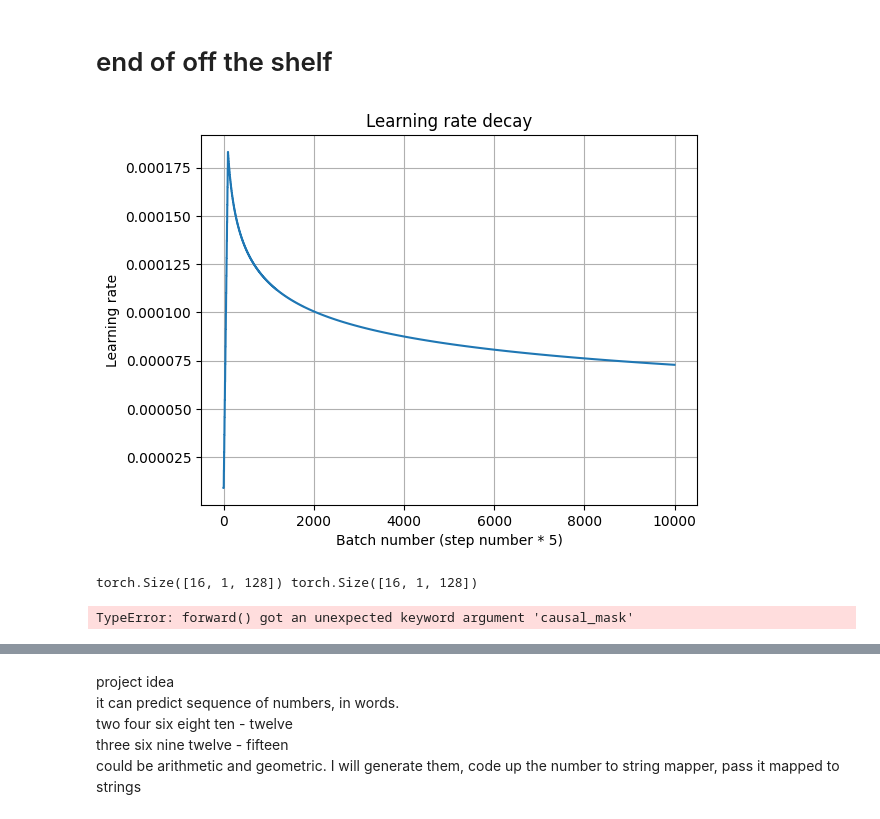
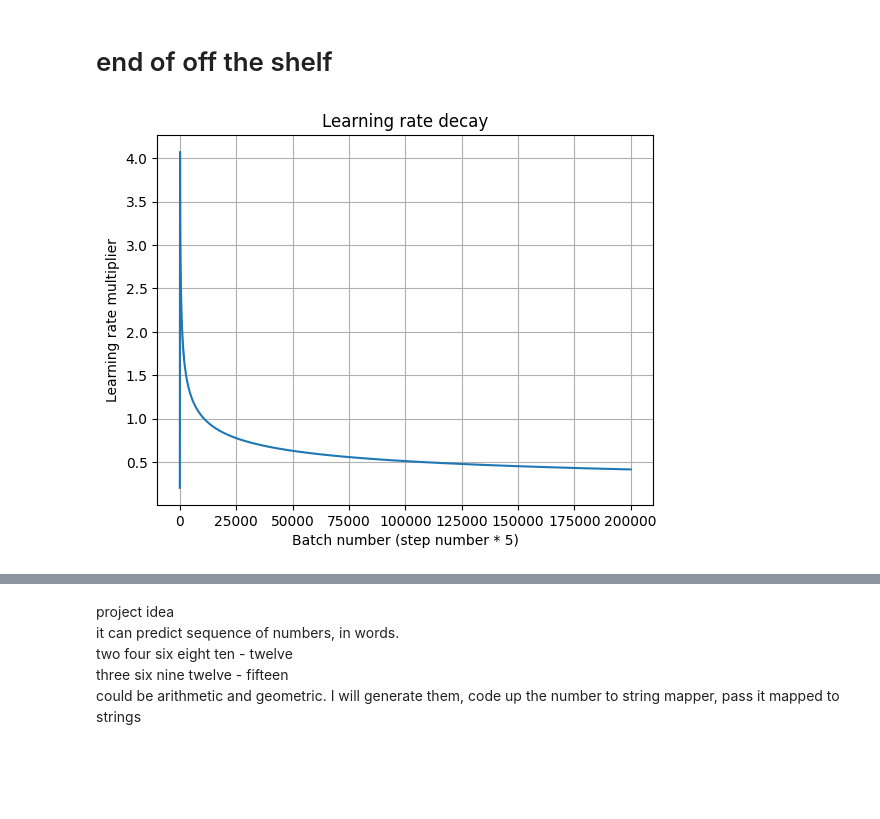
Before and after one commit to MichalMraz/ML_project, a Jupyter notebook: transformer.ipynb, the cells around one changed output, grey strips where cells are left out. Saved outputs shown, nothing was run; the diff lists cells and outputs as text; code cells hidden in the pictures; blank space fills up the shorter version.

```diff
--- a/transformer.ipynb
+++ b/transformer.ipynb
@@ -440,24 +438,25 @@ optimizer = torch.optim.Adam(transformer.parameters(), betas=(0.9, 0.98), eps=1e
 optimizer = torch.optim.Adam(transformer.parameters(), lr=1e-4)
 # %%
 gradient_accumulation_steps = 5
+warmup_steps = 100 / gradient_accumulation_steps
 
 def lr_lambda(step_num): #lr decay from original paper. We use fewer warmups
     step_num = step_num + 1 #to avoid division by zero warning at step 0
-    warmup_steps = 100 / gradient_accumulation_steps
     # return min(1/np.sqrt(step_num), step_num / math.pow(warmup_steps, 1.5)) / np.sqrt(d_embedding) #og paper lr decay
-    decay_speed = 0.2
+    #default inverse square root decay at 0.5
+    decay_speed = 0.3
     # return min(math.pow(step_num, -decay_speed), step_num * math.pow(warmup_steps, -(1+decay_speed))) / np.sqrt(d_embedding) #og paper lr decay
-    return min(math.pow(step_num, -decay_speed), step_num * math.pow(warmup_steps, -(1+decay_speed))) / 3e3
+    return min(math.pow(step_num, -decay_speed), step_num * math.pow(warmup_steps, -(1+decay_speed))) * 10
 # %%
-x = [i for i in range(10000)]
+x = [i for i in range(40000*5)]
 y = [lr_lambda(i//5) for i in x]
 plt.plot(x, y)
 plt.xlabel(f'Batch number (step number * {gradient_accumulation_steps})')
-plt.ylabel('Learning rate')
+plt.ylabel('Learning rate multiplier')
 plt.title('Learning rate decay')
 plt.grid()
 # %% [output]
-[figure, old version]
+[figure, new version]
 # %%
 device = torch.device("cuda" if torch.cuda.is_available() else "cpu")
 transformer = transformer.to(device)
@@ -475,45 +473,0 @@ version = 4
-# %%
-#version for off the shelf implemntation
-#plotting
-losses = []
-batch_indices = []
-plt.ion()
-
-#utility
-count = 0
-optimizer.zero_grad()
-
-for batch_data, batch_labels in tqdm(dataloader):
-    count += 1
-    batch_data = batch_data.squeeze(1).to(device)  # Remove the extra dimension
-    batch_labels = batch_labels.squeeze(1).to(device)  # Remove the extra dimension
-
-    output = transformer(batch_data, batch_data)
-    # loss = cel(output.permute(0, 2, 1), batch_labels) / gradient_accumulation_steps
-    loss = cel(output.permute(1, 2, 0), batch_labels) / gradient_accumulation_steps
-    loss.backward()
-
-    if count % gradient_accumulation_steps == 0:
-        torch.nn.utils.clip_grad_norm_(transformer.parameters(), 1.0)
-        optimizer.step()
-        # scheduler.step()
-        optimizer.zero_grad()
-
-    losses.append(loss.item())
-    batch_indices.append(count)
-    if count % 100 == 0:  # update the plot every 100 batches
-        clear_output(wait=True)
-        plt.figure(figsize=(10, 4))
-        plt.plot(batch_indices, losses, label='Training Loss')
-        plt.xlabel('Batch')
-        plt.ylabel('Loss')
-        plt.title('Live Training Loss')
-        plt.legend()
-        plt.grid(True)
-        plt.show()
-
-    if count % 5000 == 0:
-        torch.save(transformer.state_dict(), f"transformer_batch_{count}_v{version}.pth")
-# %% [output]
-torch.Size([16, 1, 128]) torch.Size([16, 1, 128])
-TypeError: forward() got an unexpected keyword argument 'causal_mask'
```
Also changed, not shown: parts of 24 cells of this notebook.
